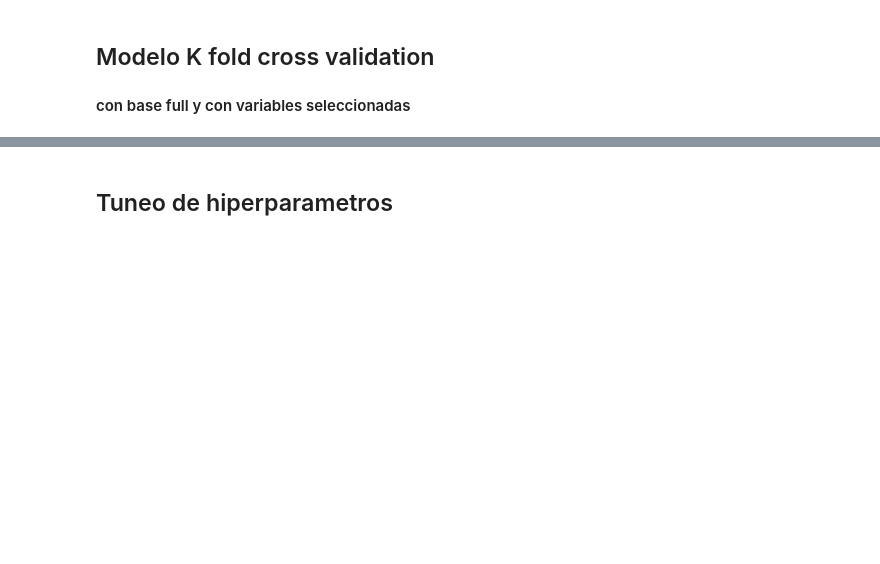
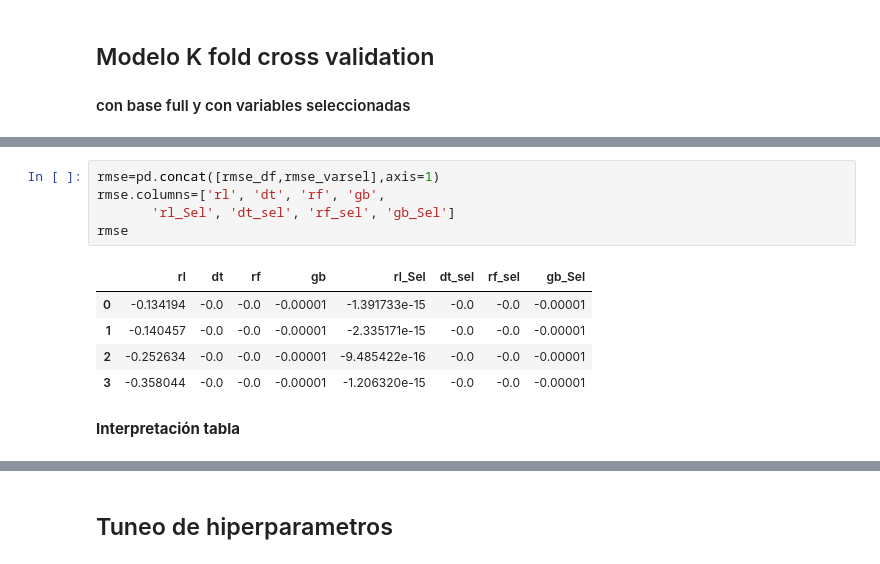
Before and after one commit to JavierBurgos-web/ANALYTICS_lll_First_Project, a Jupyter notebook: Modelos.ipynb, the cells around one changed output, grey strips where cells are left out. Saved outputs shown, nothing was run; the diff lists cells and outputs as text; blank space fills up the shorter version.

```diff
--- a/Modelos.ipynb
+++ b/Modelos.ipynb
@@ -184,0 +151,13 @@ dtype: float64
+# %%
+rmse=pd.concat([rmse_df,rmse_varsel],axis=1)
+rmse.columns=['rl', 'dt', 'rf', 'gb',
+       'rl_Sel', 'dt_sel', 'rf_sel', 'gb_Sel']
+rmse
+# %% [output]
+|  | rl | dt | rf | gb | rl_Sel | dt_sel | rf_sel | gb_Sel |
+| 0 | -0.134194 | -0.0 | -0.0 | -0.00001 | -1.391733e-15 | -0.0 | -0.0 | -0.00001 |
+| 1 | -0.140457 | -0.0 | -0.0 | -0.00001 | -2.335171e-15 | -0.0 | -0.0 | -0.00001 |
+| 2 | -0.252634 | -0.0 | -0.0 | -0.00001 | -9.485422e-16 | -0.0 | -0.0 | -0.00001 |
+| 3 | -0.358044 | -0.0 | -0.0 | -0.00001 | -1.206320e-15 | -0.0 | -0.0 | -0.00001 |
+# %% [markdown]
+**Interpretación tabla**
```
Also changed, not shown: parts of 4 cells of this notebook.
